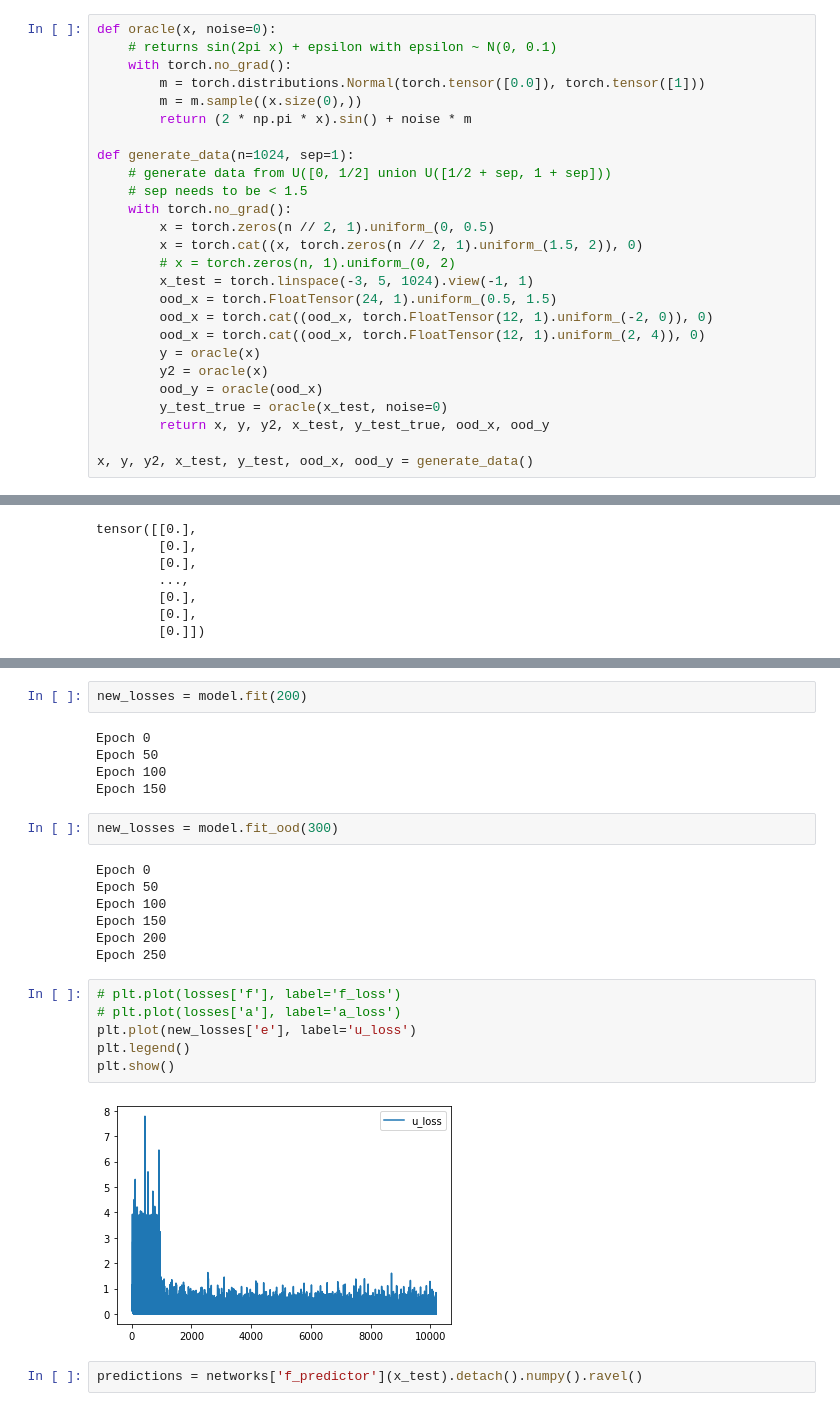
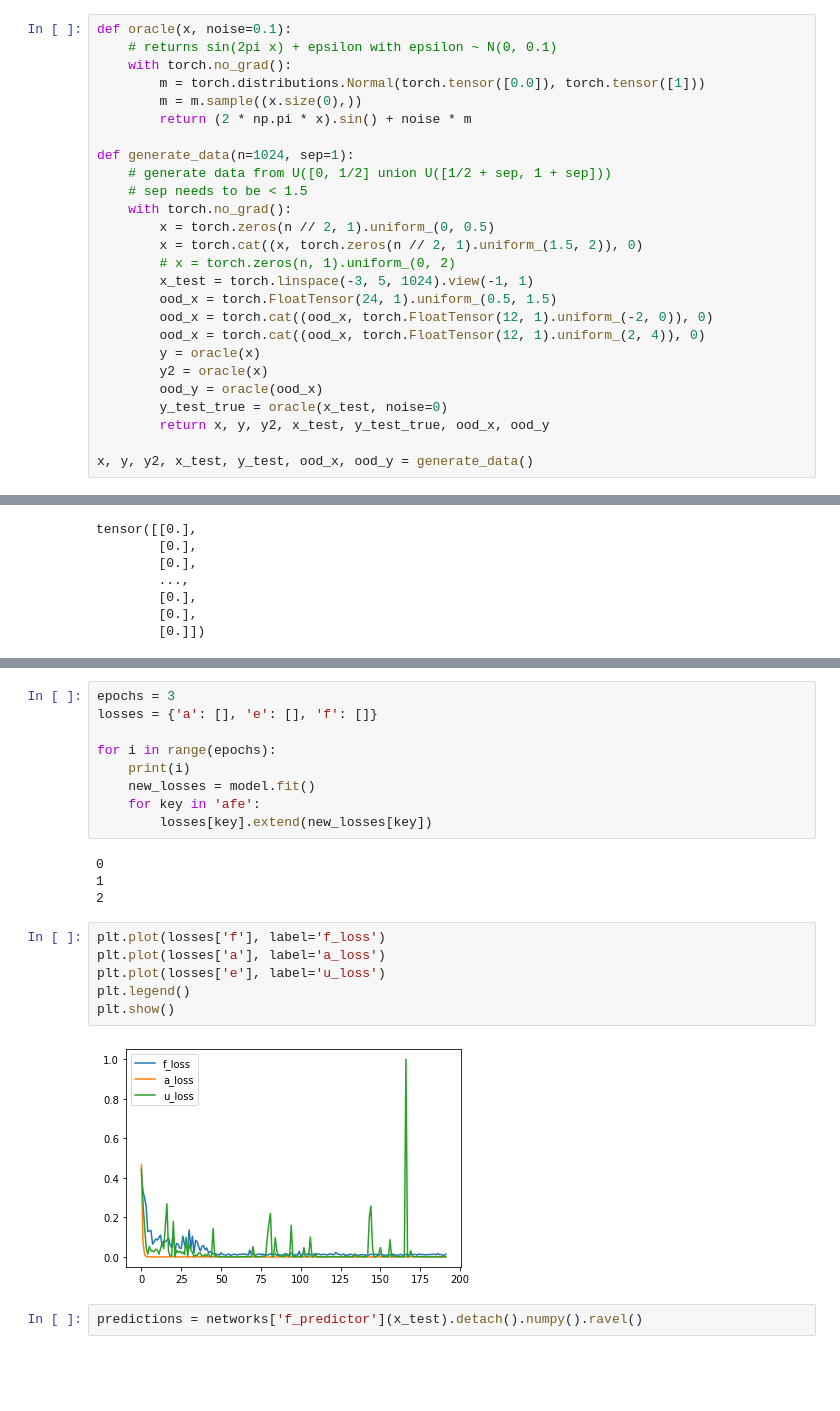
Before and after one commit to MJ10/DEUP, a Jupyter notebook: notebooks/uncertainty_estimation.ipynb, the cells around one changed output, grey strips where cells are left out. Drawn from its saved outputs; the diff is of its cells as text; blank space fills up the shorter version.

```diff
--- a/notebooks/uncertainty_estimation.ipynb
+++ b/notebooks/uncertainty_estimation.ipynb
@@ -12,6 +12,6 @@ from uncertaintylearning.models import EpistemicPredictor, MCDropout, DEUP
 from torch.utils.data import DataLoader, TensorDataset
 # %%
-def oracle(x, noise=0):
+def oracle(x, noise=0.1):
     # returns sin(2pi x) + epsilon with epsilon ~ N(0, 0.1)
     with torch.no_grad():
         m = torch.distributions.Normal(torch.tensor([0.0]), torch.tensor([1]))
@@ -99,27 +94,24 @@ plt.show()
-# %%
-new_losses = model.fit(200)
-# %% [output]
-Epoch 0
-Epoch 50
-Epoch 100
-Epoch 150
-# %%
-new_losses = model.fit_ood(300)
-# %% [output]
-Epoch 0
-Epoch 50
-Epoch 100
-Epoch 150
-Epoch 200
-Epoch 250
+# %%
+epochs = 3
+losses = {'a': [], 'e': [], 'f': []}
+
+for i in range(epochs):
+    print(i)
+    new_losses = model.fit()
+    for key in 'afe':
+        losses[key].extend(new_losses[key])
+# %% [output]
+0
+1
+2
 # %%
-# plt.plot(losses['f'], label='f_loss')
-# plt.plot(losses['a'], label='a_loss')
-plt.plot(new_losses['e'], label='u_loss')
+plt.plot(losses['f'], label='f_loss')
+plt.plot(losses['a'], label='a_loss')
+plt.plot(losses['e'], label='u_loss')
 plt.legend()
 plt.show()
 # %% [output]
-[figure, old version]
+[figure, new version]
 # %%
 predictions = networks['f_predictor'](x_test).detach().numpy().ravel()
 # %%
```
Also changed, not shown: parts of 13 cells of this notebook, 2 other files.
